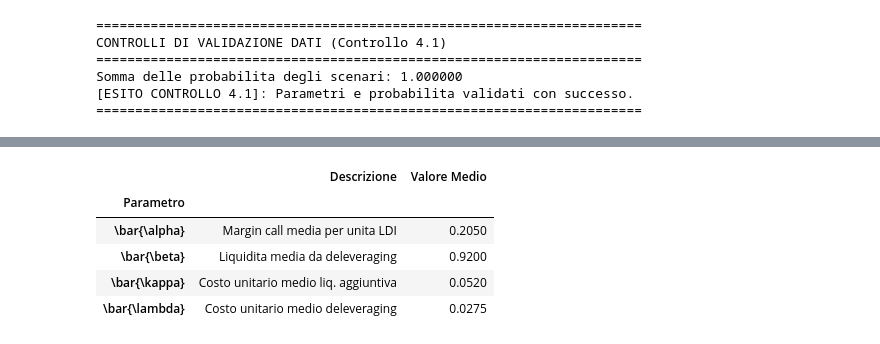
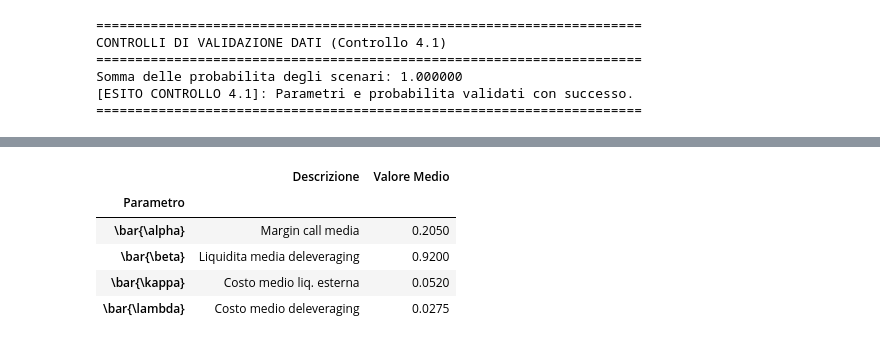
Before and after one commit to paolo-fix/CORSO-MQF, a Jupyter notebook: 04_Codice/Lez16/Lezione_16_Notebook_TakeHome_Stud1.ipynb, the cells around one changed output, grey strips where cells are left out. Drawn from its saved outputs; the diff is of its cells as text; code cells hidden in the pictures.

```diff
--- a/04_Codice/Lez16/Lezione_16_Notebook_TakeHome_Stud1.ipynb
+++ b/04_Codice/Lez16/Lezione_16_Notebook_TakeHome_Stud1.ipynb
@@ -514,9 +420,6 @@ Il valore ottimo restituito dalla risoluzione di questo problema deterministico
 # TAPPA 4: Problema Deterministico Medio ed Estrazione della Decisione x^EV
 # ==============================================================================
 
-# ------------------------------------------------------------------------------
-# 1. CALCOLO DEI PARAMETRI MEDI (\bar{\alpha}, \bar{\beta}, \bar{\kappa}, \bar{\lambda})
-# ------------------------------------------------------------------------------
 alpha_bar = np.sum(df_scenari['p_s'] * df_scenari['alpha_s'])
 beta_bar  = np.sum(df_scenari['p_s'] * df_scenari['beta_s'])
 kappa_bar = np.sum(df_scenari['p_s'] * df_scenari['kappa_s'])
@@ -524,91 +427,43 @@ lambda_bar = np.sum(df_scenari['p_s'] * df_scenari['lambda_s'])
 
 df_param_medi = pd.DataFrame({
     'Parametro': [r'\bar{\alpha}', r'\bar{\beta}', r'\bar{\kappa}', r'\bar{\lambda}'],
-    'Descrizione': [
-        'Margin call media per unita LDI',
-        'Liquidita media da deleveraging',
-        'Costo unitario medio liq. aggiuntiva',
-        'Costo unitario medio deleveraging'
-    ],
+    'Descrizione': ['Margin call media', 'Liquidita media deleveraging', 'Costo medio liq. esterna', 'Costo medio deleveraging'],
     'Valore Medio': [alpha_bar, beta_bar, kappa_bar, lambda_bar]
 }).set_index('Parametro')
 
-# ------------------------------------------------------------------------------
-# 2. COSTRUZIONE MATRICIALE DEL PROBLEMA MEDIO (6 Variabili: x1, x2, e, f, g, d)
-# ------------------------------------------------------------------------------
-# Vettore costi per minimizzazione: min (-c1*x1 - c2*x2 + kappa_bar*e + lambda_bar*f + M*d)
-c_ev = np.array([-c1, -c2, kappa_bar, lambda_bar, 0.0, M_penale])
+# 5 Variabili deterministiche: x1, x2, e, f, g
+c_ev = np.array([-c1, -c2, kappa_bar, lambda_bar, 0.0])
 
-# Matrice uguaglianze (A_eq_ev * z = b_eq_ev)
-# 1) x1 + x2 = 100
-# 2) x1 - alpha_bar*x2 + e + beta_bar*f - g + d = 0
 A_eq_ev = np.array([
-    [1.0, 1.0, 0.0, 0.0, 0.0, 0.0],
-    [1.0, -alpha_bar, 1.0, beta_bar, -1.0, 1.0]
+    [1.0, 1.0, 0.0, 0.0, 0.0],
+    [1.0, -alpha_bar, 1.0, beta_bar, -1.0]
 ])
 b_eq_ev = np.array([A0, 0.0])
 
-# Matrice disuguaglianze (A_ub_ev * z <= b_ub_ev)
-# 1) -x2 <= -50 (x2 >= 50)
-# 2) -x2 + f <= 0 (f <= x2)
 A_ub_ev = np.array([
-    [0.0, -1.0, 0.0, 0.0, 0.0, 0.0],
-    [0.0, -1.0, 0.0, 1.0, 0.0, 0.0]
+    [0.0, -1.0, 0.0, 0.0, 0.0],
+    [0.0, -1.0, 0.0, 1.0, 0.0]
 ])
 b_ub_ev = np.array([-x2_min, 0.0])
 
-bounds_ev = [
-    (0.0, None),   # x1
-    (0.0, None),   # x2
-    (0.0, 4.0),    # e
-    (0.0, 25.0),   # f
-    (0.0, None),   # g
-    (0.0, None)    # d (deficit)
-]
+bounds_ev = [(0.0, None), (0.0, None), (0.0, 4.0), (0.0, 25.0), (0.0, None)]
 
-# ------------------------------------------------------------------------------
-# 3. RISOLUZIONE DEL PROBLEMA DETERMINISTICO MEDIO
-# ------------------------------------------------------------------------------
-res_ev = linprog(
-    c=c_ev,
-    A_ub=A_ub_ev,
-    b_ub=b_ub_ev,
-    A_eq=A_eq_ev,
-    b_eq=b_eq_ev,
-    bounds=bounds_ev,
-    method='highs'
-)
-
-assert res_ev.success, f"ERRORE: Ottimizzazione del problema medio fallita! Messaggio: {res_ev.message}"
+res_ev = linprog(c=c_ev, A_ub=A_ub_ev, b_ub=b_ub_ev, A_eq=A_eq_ev, b_eq=b_eq_ev, bounds=bounds_ev, method='highs')
+assert res_ev.success, f"ERRORE: Problema medio fallito! {res_ev.message}"
 
 z_opt_ev = res_ev.x
-valore_ottimo_medio = -res_ev.fun  # Performance sul modello deterministico medio
+valore_ottimo_medio = -res_ev.fun
 
 x1_ev = z_opt_ev[0]
 x2_ev = z_opt_ev[1]
 x_ev = np.array([x1_ev, x2_ev])
 
-# ------------------------------------------------------------------------------
-# 4. STAMPA E VISUALIZZAZIONE RISULTATI
-# ------------------------------------------------------------------------------
 print("=" * 70)
-print("TAPPA 4 — PARAMETRI MEDI E RISOLUZIONE PROBLEMA MEDIO (x^EV)")
+print("TAPPA 4 — PARAMETRI MEDI E SOLUZIONE x^EV")
 print("=" * 70)
-print("PARAMETRI MEDI DEL CASO:")
 display(df_param_medi)
-
-print("\n" + "=" * 70)
-print("SOLUZIONE DEL PROBLEMA DETERMINISTICO MEDIO:")
-print(f"  • Buffer di liquidita (x1^EV): {x1_ev:.4f}")
-print(f"  • Esposizione LDI (x2^EV):     {x2_ev:.4f}")
-print(f"  • Ricorso medio e:            {z_opt_ev[2]:.4f}")
-print(f"  • Deleveraging medio f:       {z_opt_ev[3]:.4f}")
-print(f"  • Liquidita residua media g:   {z_opt_ev[4]:.4f}")
-print(f"  • Deficit medio d:            {z_opt_ev[5]:.4f}")
-print(f"  • Valore ottimo problema medio: {valore_ottimo_medio:.6f}")
+print(f"Soluzione Naive x^EV: Buffer x1 = {x1_ev:.4f}, LDI x2 = {x2_ev:.4f}")
+print(f"Valore ottimo problema medio: {valore_ottimo_medio:.6f}")
 print("=" * 70)
-print("[NOTA]: Il valore ottimo del problema medio non e z^EV!")
-print("La valutazione stocastica z^EV sara calcolata nella Tappa 5 fissando x^EV.")
-print("=" * 70)
 # %% [output]
 ======================================================================
@@ -618,6 +472,6 @@ PARAMETRI MEDI DEL CASO:
 |  | Descrizione | Valore Medio |
 | Parametro |  |  |
-| \bar{\alpha} | Margin call media per unita LDI | 0.2050 |
-| \bar{\beta} | Liquidita media da deleveraging | 0.9200 |
-| \bar{\kappa} | Costo unitario medio liq. aggiuntiva | 0.0520 |
-| \bar{\lambda} | Costo unitario medio deleveraging | 0.0275 |
+| \bar{\alpha} | Margin call media | 0.2050 |
+| \bar{\beta} | Liquidita media deleveraging | 0.9200 |
+| \bar{\kappa} | Costo medio liq. esterna | 0.0520 |
+| \bar{\lambda} | Costo medio deleveraging | 0.0275 |
```
Also changed, not shown: parts of 19 cells of this notebook, 1 other file.
